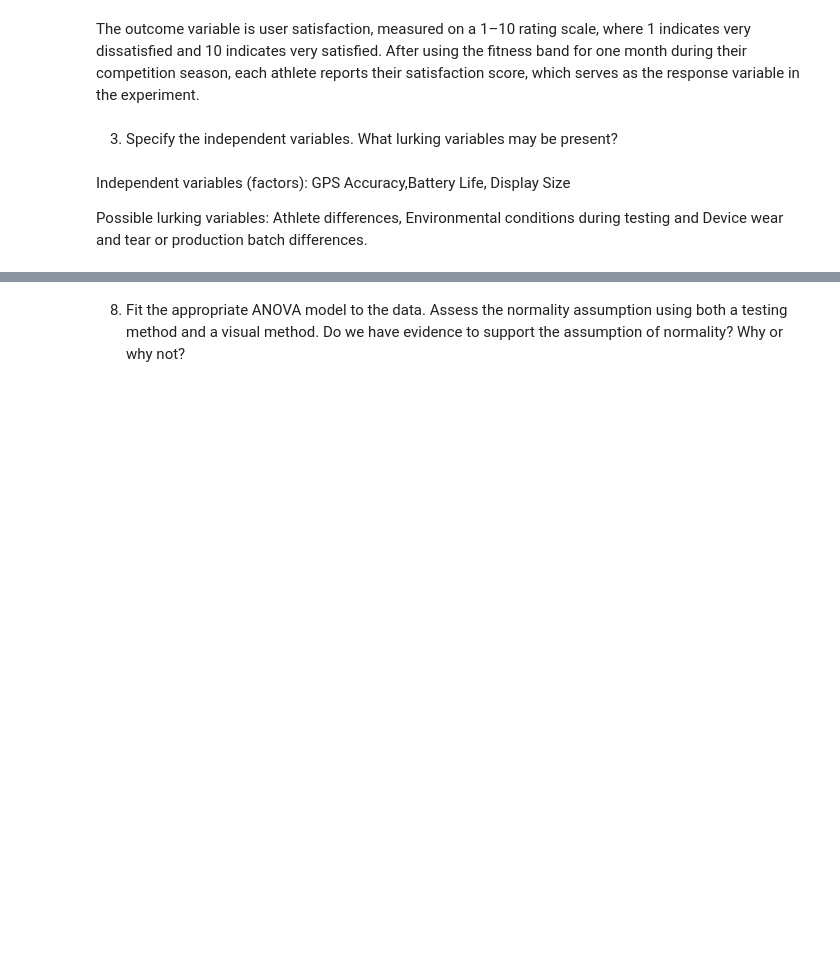
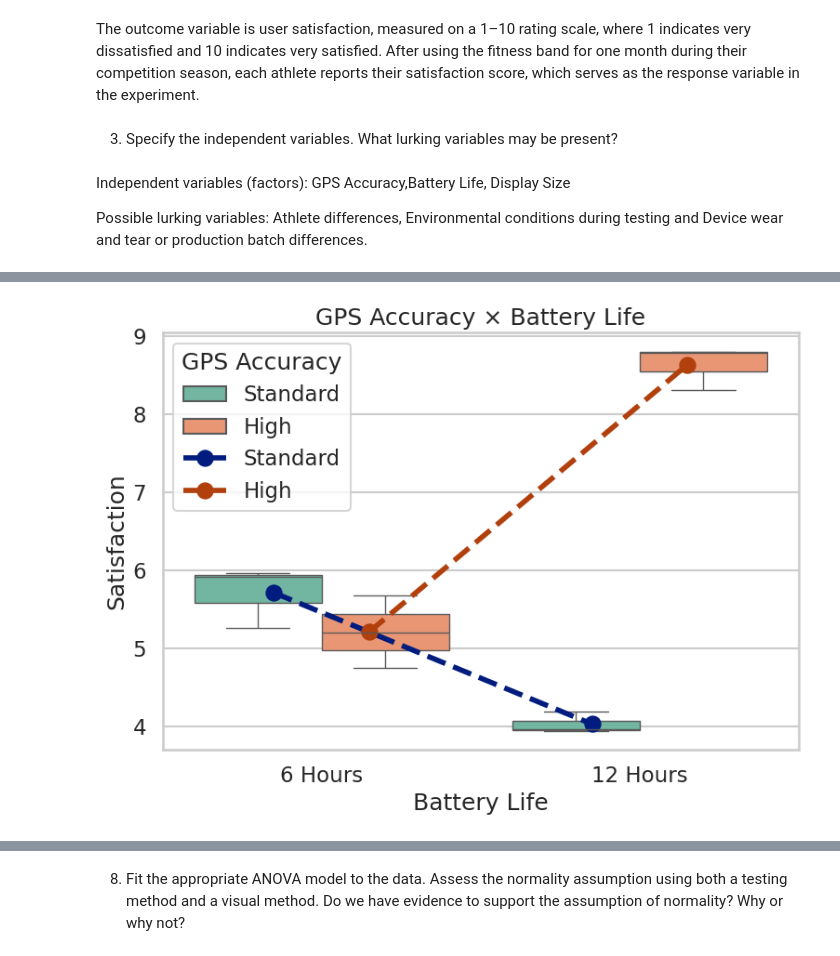
Before and after one commit to shahrukh-malikk/STAT-7220-Applied-Experimental-Design, a Jupyter notebook: Assignments/HW3/STAT-7220-HW3.ipynb, the cells around one changed output, grey strips where cells are left out. Drawn from its saved outputs; the diff is of its cells as text; code cells hidden in the pictures; blank space fills up the shorter version.

```diff
--- a/Assignments/HW3/STAT-7220-HW3.ipynb
+++ b/Assignments/HW3/STAT-7220-HW3.ipynb
@@ -413,0 +467,98 @@ Athlete differences, Environmental conditions during testing and Device wear and
+# %%
+import pandas as pd
+import seaborn as sns
+import matplotlib.pyplot as plt
+
+data = pd.read_excel("Fitness Band Experiment.xlsx")
+
+sns.set(style="whitegrid", context="talk")
+common_palette = "Set2"
+
+plt.figure(figsize=(8, 6))
+
+sns.boxplot(
+    data=data,
+    x="Battery_Life",
+    y="Satisfaction",
+    hue="GPS_Accuracy",
+    palette=common_palette
+)
+
+sns.pointplot(
+    data=data,
+    x="Battery_Life",
+    y="Satisfaction",
+    hue="GPS_Accuracy",
+    dodge=0.3,
+    markers='o',
+    linestyles='--',
+    palette='dark',
+    errorbar=None
+)
+
+plt.title("GPS Accuracy × Battery Life")
+plt.xlabel("Battery Life")
+plt.ylabel("Satisfaction")
+plt.legend(title="GPS Accuracy")
+plt.tight_layout()
+plt.show()
+
+plt.figure(figsize=(8, 6))
+
+sns.boxplot(
+    data=data,
+    x="Display",
+    y="Satisfaction",
+    hue="GPS_Accuracy",
+    palette=common_palette
+)
+
+sns.pointplot(
+    data=data,
+    x="Display",
+    y="Satisfaction",
+    hue="GPS_Accuracy",
+    dodge=0.3,
+    markers='o',
+    linestyles='--',
+    palette='dark',
+    errorbar=None
+)
+
+plt.title("GPS Accuracy × Display")
+plt.xlabel("Display")
+plt.ylabel("Satisfaction")
+plt.legend(title="GPS Accuracy")
+plt.tight_layout()
+plt.show()
+
+plt.figure(figsize=(8, 6))
+
+sns.boxplot(
+    data=data,
+    x="Display",
+    y="Satisfaction",
+    hue="Battery_Life",
+    palette=common_palette
+)
+
+sns.pointplot(
+    data=data,
+    x="Display",
+    y="Satisfaction",
+    hue="Battery_Life",
+    dodge=0.3,
+    markers='o',
+    linestyles='--',
+    palette='dark',
+    errorbar=None
+)
+
+plt.title("Battery Life × Display")
+plt.xlabel("Display")
+plt.ylabel("Satisfaction")
+plt.legend(title="Battery Life")
+plt.tight_layout()
+plt.show()
+# %% [output]
+[figure, added]
```
Also changed, not shown: parts of 17 cells of this notebook.
